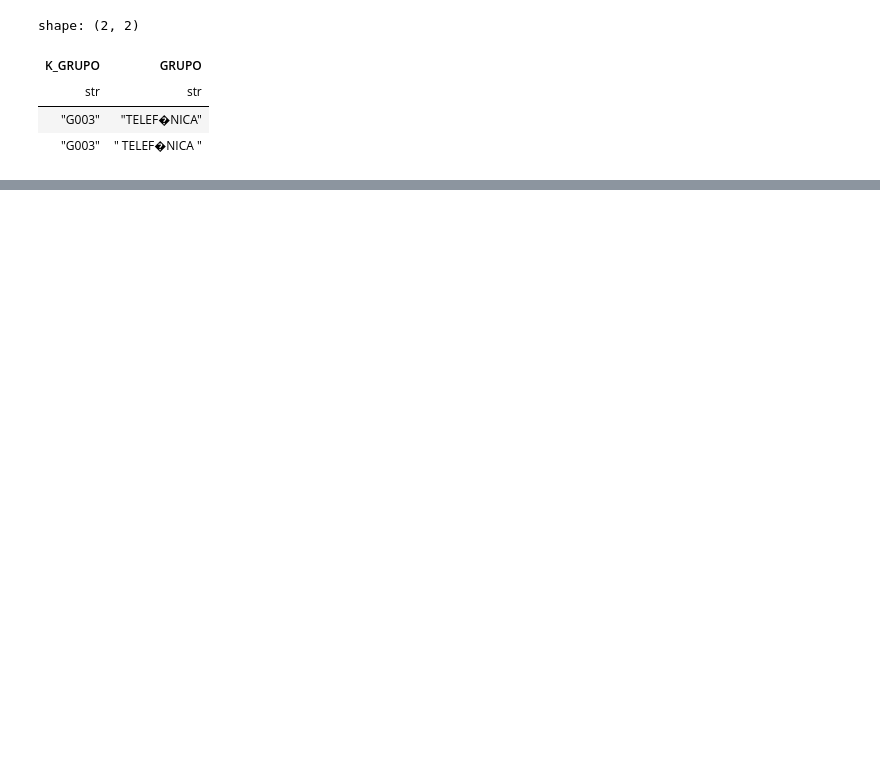
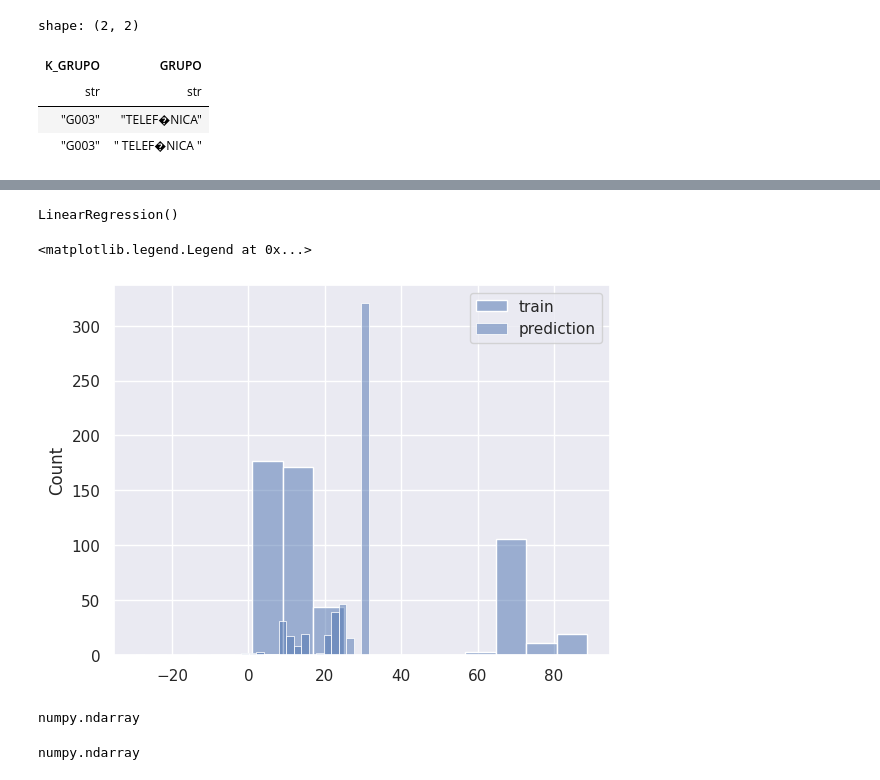
Before and after one commit to Gjloz009/data-engineering-and-mlops-project, a Jupyter notebook: jupyter_files/EDA.ipynb, the cells around one changed output, grey strips where cells are left out. Saved outputs shown, nothing was run; the diff lists cells and outputs as text; code cells hidden in the pictures; blank space fills up the shorter version.

```diff
--- a/jupyter_files/EDA.ipynb
+++ b/jupyter_files/EDA.ipynb
@@ -308,0 +484,29 @@ plot2
+# %%
+dv = DictVectorizer()
+X_train = dv.fit_transform(train_dicts)
+# %%
+target = 'MARKET_SHARE'
+y_train = second_join.select(target).to_numpy()
+# %%
+lr = LinearRegression()
+lr.fit(X_train, y_train)
+# %% [output]
+LinearRegression()
+# %%
+y_pred = lr.predict(X_train)
+# %%
+import matplotlib.pyplot as plt
+sns.histplot(y_train,label ='train')
+sns.histplot(y_pred,label='prediction')
+plt.legend()
+# %% [output]
+<matplotlib.legend.Legend at 0x...>
+[figure, added]
+# %%
+type(y_train)
+# %% [output]
+numpy.ndarray
+# %%
+type(y_pred)
+# %% [output]
+numpy.ndarray
```
Also changed, not shown: parts of 49 cells of this notebook, 1 other file.
